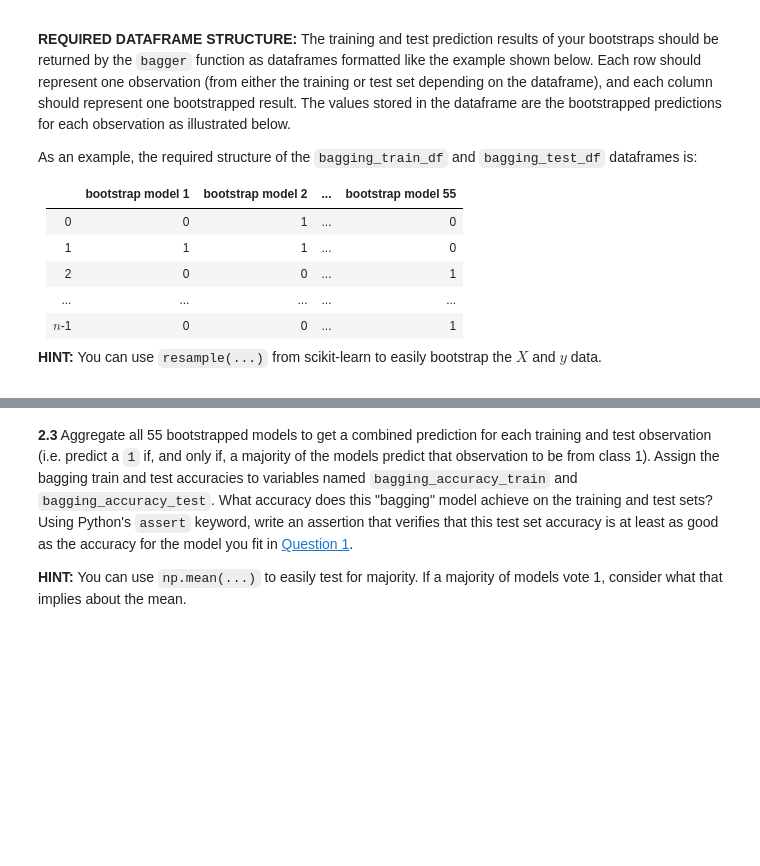
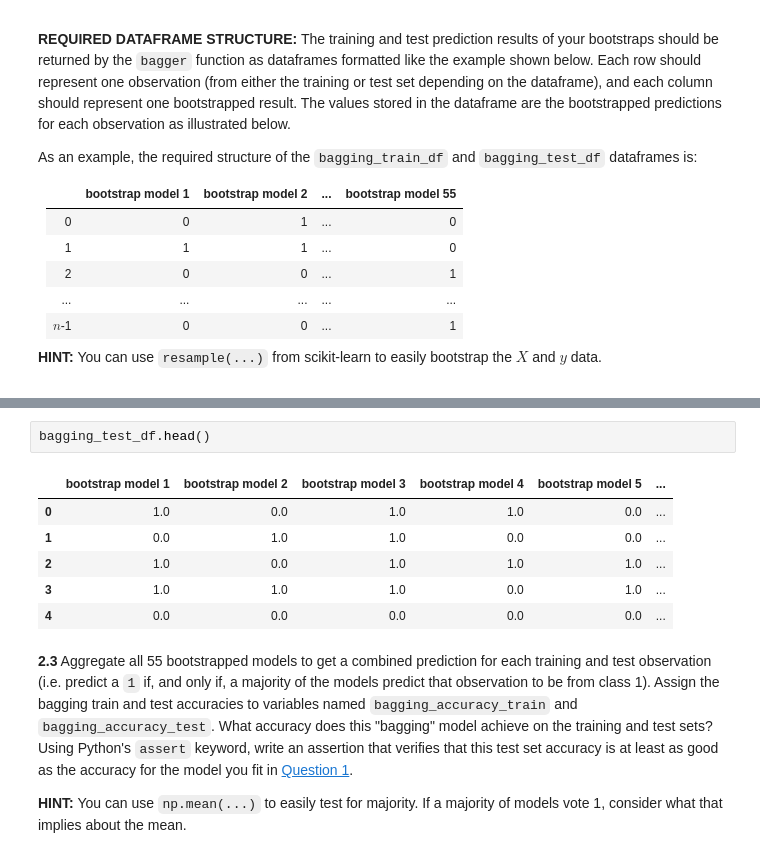
Before and after one commit to westonruths/ac209a, a Jupyter notebook: cs109a_hw6/cs109a_hw6.ipynb, the cells around one changed output, grey strips where cells are left out. Saved outputs shown, nothing was run; the diff lists cells and outputs as text; blank space fills up the shorter version.

```diff
--- a/cs109a_hw6/cs109a_hw6.ipynb
+++ b/cs109a_hw6/cs109a_hw6.ipynb
@@ -488,3 +497,12 @@ def bagger(
+# %%
+bagging_test_df.head()
+# %% [output]
+|  | bootstrap model 1 | bootstrap model 2 | bootstrap model 3 | bootstrap model 4 | bootstrap model 5 | ... |
+| 0 | 1.0 | 0.0 | 1.0 | 1.0 | 0.0 | ... |
+| 1 | 0.0 | 1.0 | 1.0 | 0.0 | 0.0 | ... |
+| 2 | 1.0 | 0.0 | 1.0 | 1.0 | 1.0 | ... |
+| 3 | 1.0 | 1.0 | 1.0 | 0.0 | 1.0 | ... |
+| 4 | 0.0 | 0.0 | 0.0 | 0.0 | 0.0 | ... |
 # %% [markdown]
 <div class='exercise-r'>
 
```
Also changed, not shown: parts of 3 cells of this notebook.
